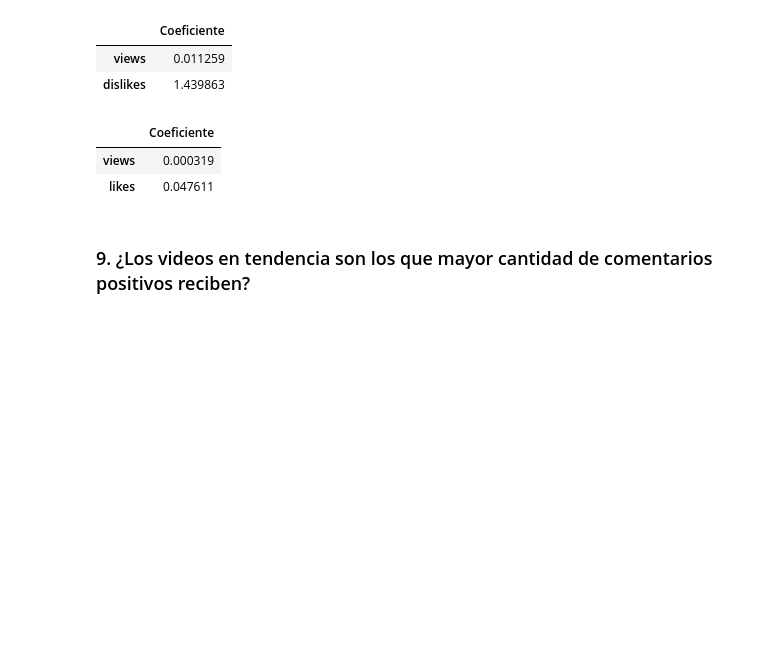
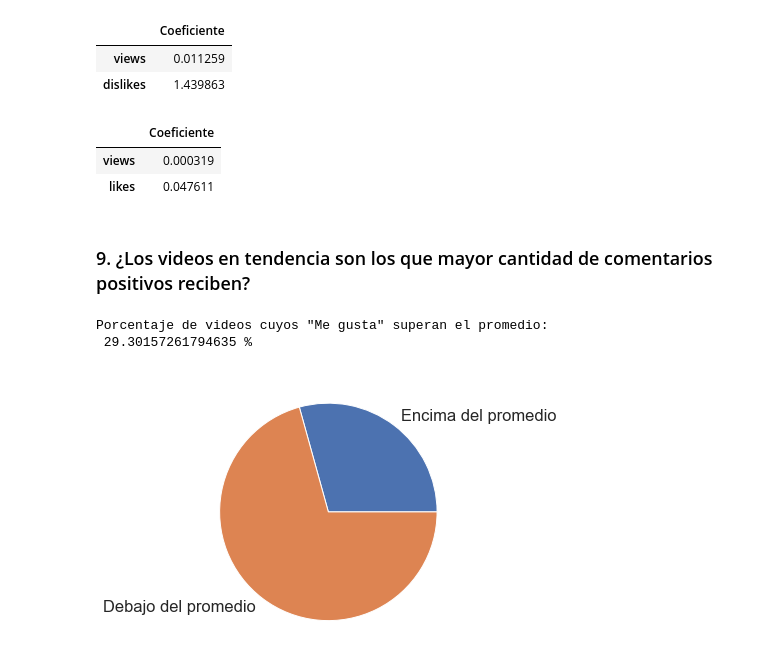
Before and after one commit to Jack-Cruz/EB-2021-1-CC51, a Jupyter notebook: code2/code.ipynb, the cells around one changed output. Saved outputs shown, nothing was run; the diff lists cells and outputs as text; code cells hidden in the pictures; blank space fills up the shorter version.

```diff
--- a/code2/code.ipynb
+++ b/code2/code.ipynb
@@ -562,3 +564,20 @@ coef_df
 | likes | 0.047611 |
 # %% [markdown]
 ### 9. ¿Los videos en tendencia son los que mayor cantidad de comentarios positivos reciben?
+# %%
+temp9 = video_level.copy()
+above_mean = temp9['likes']>temp9['likes'].mean()
+below_mean = [not i for i in above_mean]
+
+print('Porcentaje de videos cuyos "Me gusta" superan el promedio:\n',\
+    sum(temp9[above_mean].freq)/(sum(temp9[below_mean].freq)+sum(temp9[above_mean].freq))*100, '%')
+
+#visualización
+plt.rcParams["figure.figsize"] = (5,5)
+plt.pie([sum(temp9[above_mean].freq), sum(temp9[below_mean].freq)],
+    labels=['Encima del promedio', 'Debajo del promedio'])
+plt.show()
+# %% [output]
+Porcentaje de videos cuyos "Me gusta" superan el promedio:
+ 29.30157261794635 %
+[figure, added]
```
Also changed, not shown: parts of 8 cells of this notebook.
